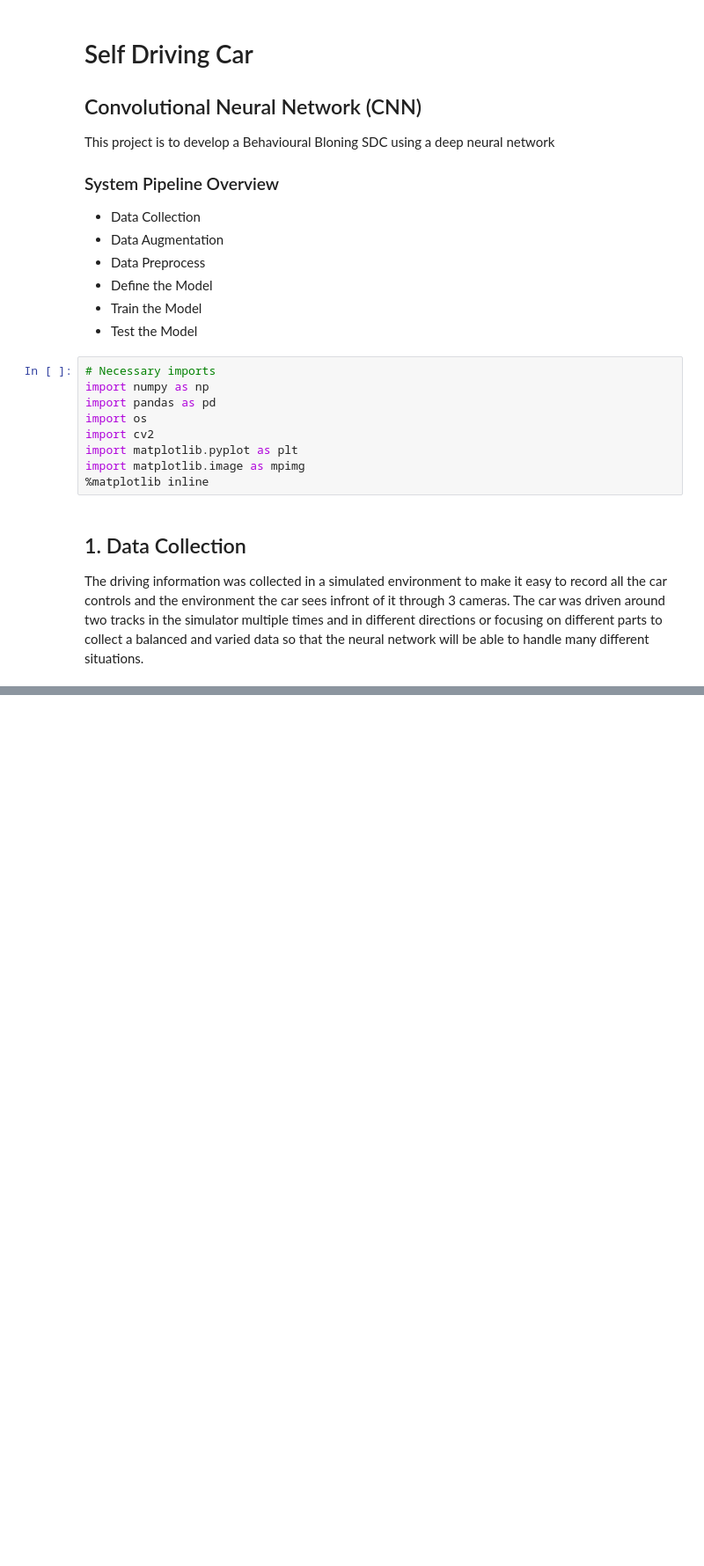
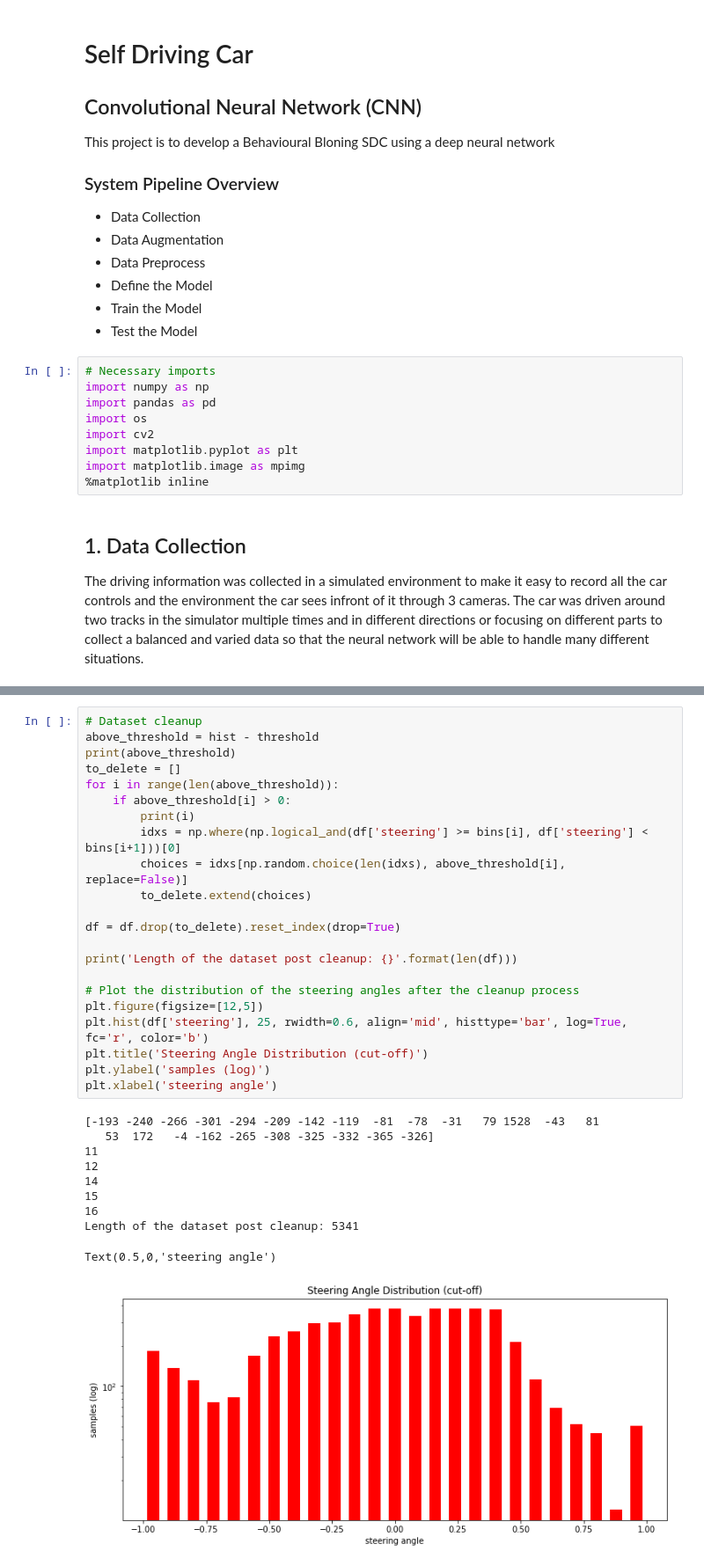
Before and after one commit to RobJLeonard/SelfDrivingCar, a Jupyter notebook: BehaviouralCloning/Training Data.ipynb, the cells around one changed output, grey strips where cells are left out. Shown at 88% size. Drawn from its saved outputs; the diff is of its cells as text; blank space fills up the shorter version.

```diff
--- a/BehaviouralCloning/Training Data.ipynb
+++ b/BehaviouralCloning/Training Data.ipynb
@@ -113 +114,34 @@ Reasons for skewed data:
 In the graph above I have marked the cut off point above which I will discard any more data. This will give a more balanced data set.
+# %%
+# Dataset cleanup
+above_threshold = hist - threshold
+print(above_threshold)
+to_delete = []
+for i in range(len(above_threshold)):
+    if above_threshold[i] > 0:
+        print(i)
+        idxs = np.where(np.logical_and(df['steering'] >= bins[i], df['steering'] < bins[i+1]))[0]
+        choices = idxs[np.random.choice(len(idxs), above_threshold[i], replace=False)]
+        to_delete.extend(choices)
+
+df = df.drop(to_delete).reset_index(drop=True)
+
+print('Length of the dataset post cleanup: {}'.format(len(df)))
+
+# Plot the distribution of the steering angles after the cleanup process
+plt.figure(figsize=[12,5])
+plt.hist(df['steering'], 25, rwidth=0.6, align='mid', histtype='bar', log=True, fc='r', color='b')
+plt.title('Steering Angle Distribution (cut-off)')
+plt.ylabel('samples (log)')
+plt.xlabel('steering angle')
+# %% [output]
+[-193 -240 -266 -301 -294 -209 -142 -119  -81  -78  -31   79 1528  -43   81
+   53  172   -4 -162 -265 -308 -325 -332 -365 -326]
+11
+12
+14
+15
+16
+Length of the dataset post cleanup: 5341
+Text(0.5,0,'steering angle')
+[figure, added]
```
Also changed, not shown: parts of 4 cells of this notebook.
